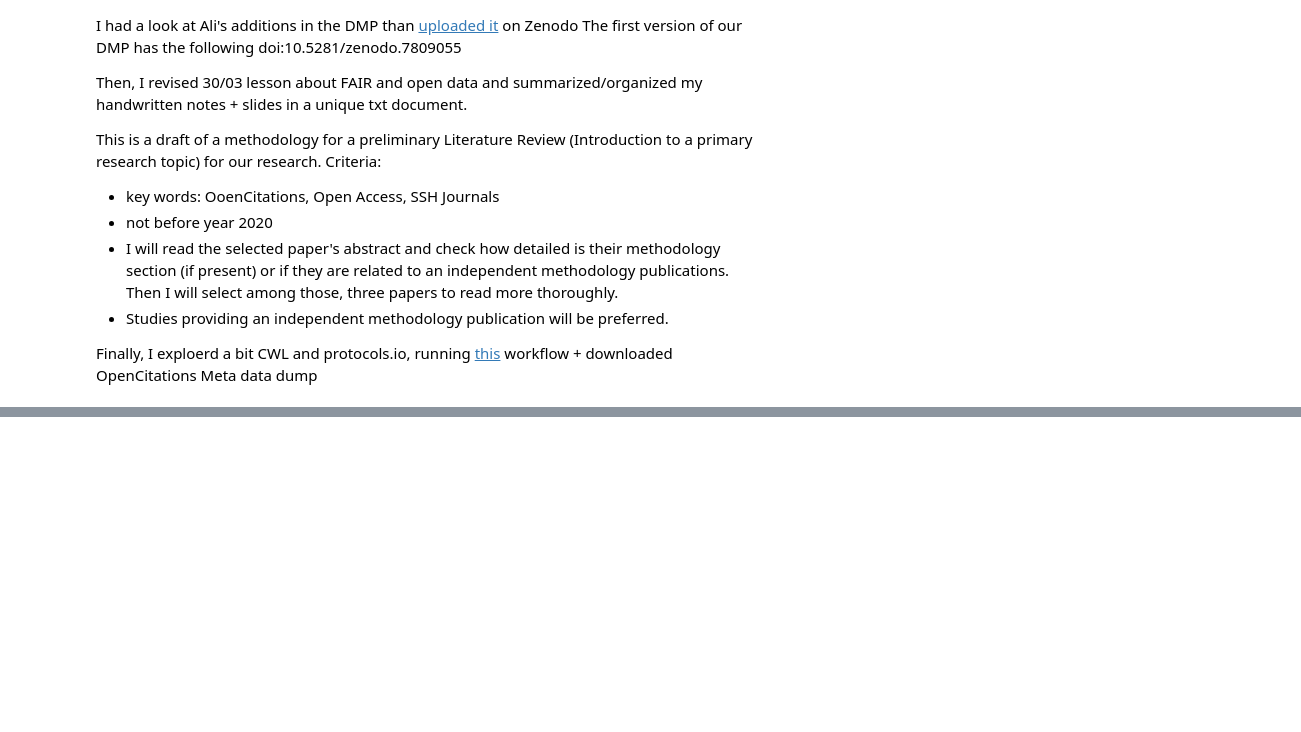
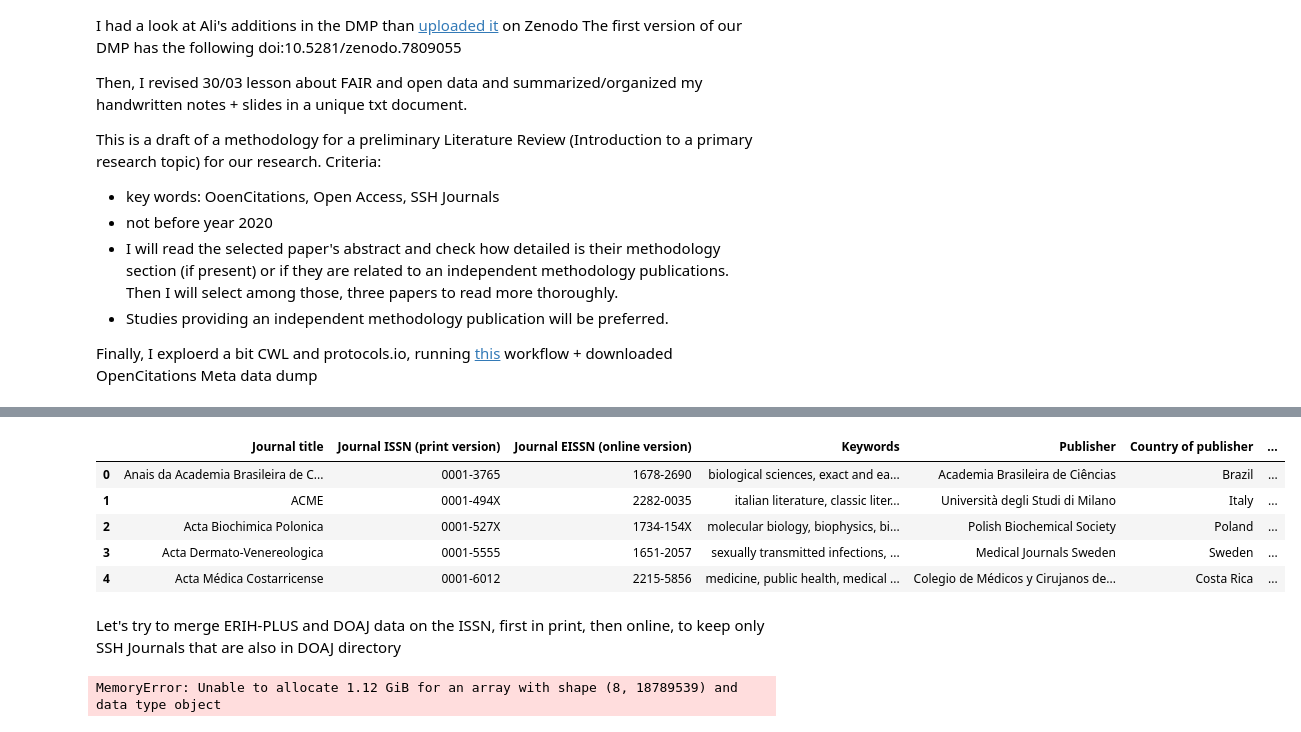
Before and after one commit to open-sci/2022-2023, a Jupyter notebook: docs/Playarists/Maddalena_notebook.ipynb, the cells around one changed output, grey strips where cells are left out. Cells and saved outputs as stored; diff of their text form; code cells hidden in the pictures; blank space fills up the shorter version.

```diff
--- a/docs/Playarists/Maddalena_notebook.ipynb
+++ b/docs/Playarists/Maddalena_notebook.ipynb
@@ -184,0 +279,4 @@ Finally, I exploerd a bit CWL and protocols.io, running <a href="https://www.pro
+# %%
+doaj = pd.read_csv("F:\DATAvarie\journalcsv__doaj_20230404_1935_utf8.csv", encoding="UTF-8")
+doaj.head()
+doaj.info()
@@ -184,0 +301,21 @@ Finally, I exploerd a bit CWL and protocols.io, running <a href="https://www.pro
+# %%
+#let's select columns that interest
+doaj = doaj[["Journal title", "Journal ISSN (print version)", "Journal EISSN (online version)", "Keywords", "Publisher", "Country of publisher", "Persistent article identifiers", "Does the journal comply to DOAJ's definition of open access?", "Subjects"]]
+doaj.head()
+# %% [output]
+|  | Journal title | Journal ISSN (print version) | Journal EISSN (online version) | Keywords | Publisher | Country of publisher | ... |
+| 0 | Anais da Academia Brasileira de C... | 0001-3765 | 1678-2690 | biological sciences, exact and ea... | Academia Brasileira de Ciências | Brazil | ... |
+| 1 | ACME | 0001-494X | 2282-0035 | italian literature, classic liter... | Università degli Studi di Milano | Italy | ... |
+| 2 | Acta Biochimica Polonica | 0001-527X | 1734-154X | molecular biology, biophysics, bi... | Polish Biochemical Society | Poland | ... |
+| 3 | Acta Dermato-Venereologica | 0001-5555 | 1651-2057 | sexually transmitted infections, ... | Medical Journals Sweden | Sweden | ... |
+| 4 | Acta Médica Costarricense | 0001-6012 | 2215-5856 | medicine, public health, medical ... | Colegio de Médicos y Cirujanos de... | Costa Rica | ... |
+# %% [markdown]
+Let's try to merge ERIH-PLUS and DOAJ data on the ISSN, first in print, then online, to keep only SSH Journals that are also in DOAJ directory
+# %%
+oa_sshPrint = pd.merge(doaj, approvedSSH, left_on="Journal ISSN (print version)", right_on="Print ISSN", how="inner")
+oa_sshPrint.head() #18789539 which seems a lot, what is repeating?
+# we can observe that "country of publisher" and "country of publication" have the same values
+oa_sshOL = pd.merge(doaj, approvedSSH, left_on="Journal EISSN (online version)", right_on="Online ISSN", how="inner")
+oa_sshOL.head() #1501144
+# %% [output]
+MemoryError: Unable to allocate 1.12 GiB for an array with shape (8, 18789539) and data type object
```
Also changed, not shown: parts of 11 cells of this notebook.
